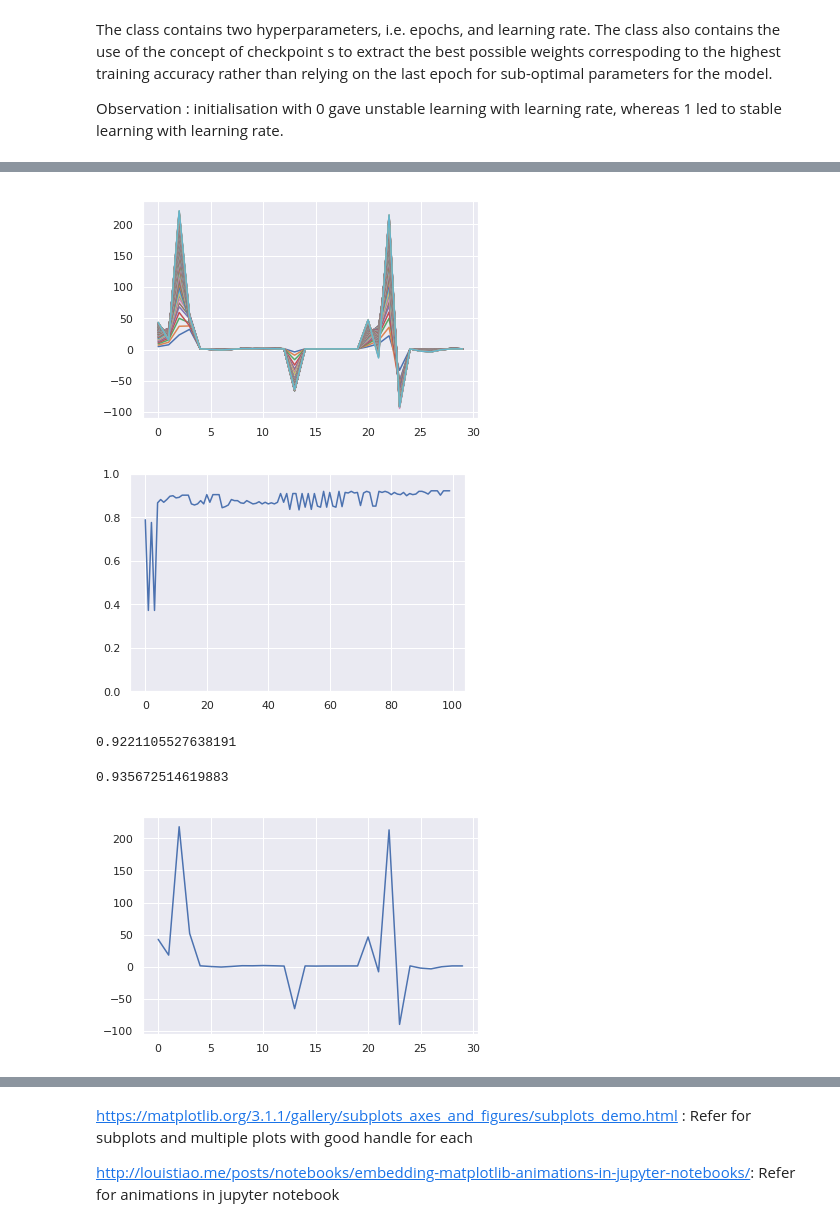
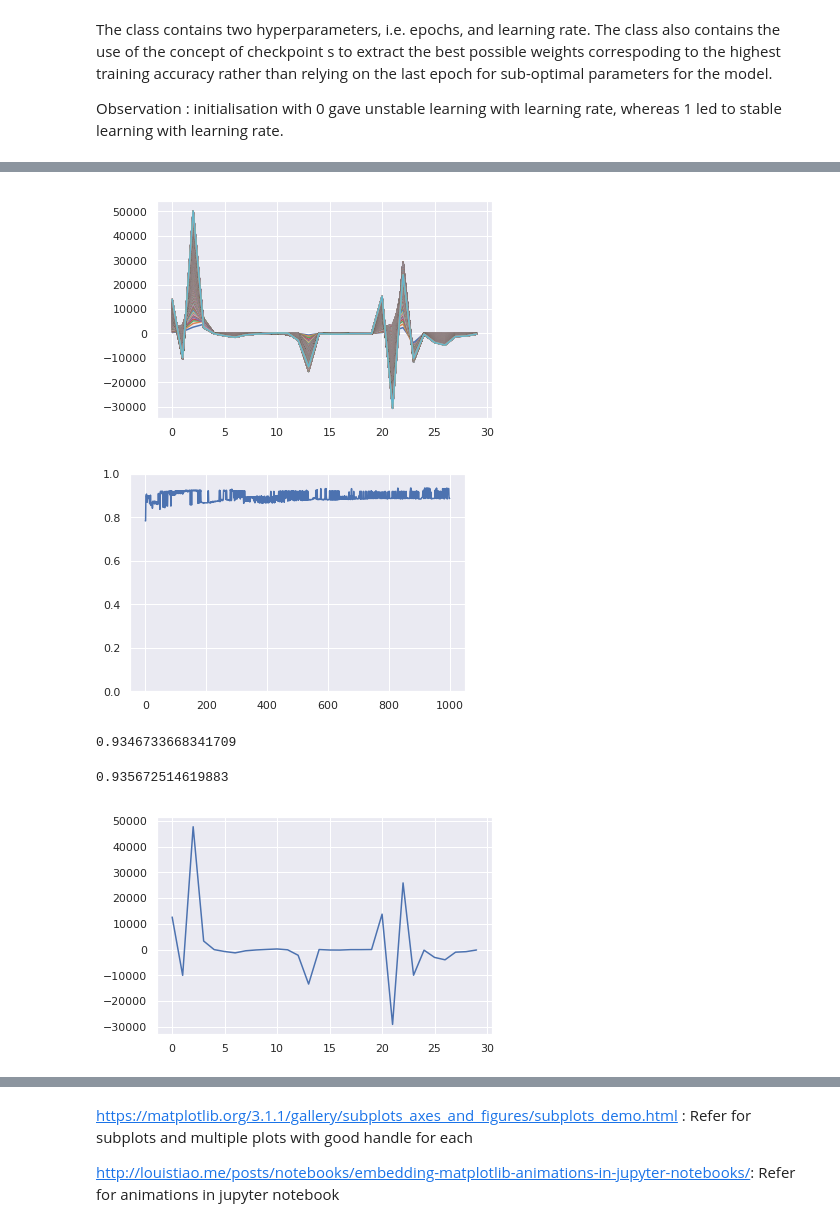
Before and after one commit to championballer/one-fourth-labs-deep-learning, a Jupyter notebook: Lecture 7 - MCP and Perceptron Code/0922_MPNeuronAndPerceptron.ipynb, the cells around one changed output, grey strips where cells are left out. Drawn from its saved outputs; the diff is of its cells as text; code cells hidden in the pictures.

Commit message:
Changed initialisation of weights of Perceptron to random and changed scaling arguments to variable for the animation

```diff
--- a/Lecture 7 - MCP and Perceptron Code/0922_MPNeuronAndPerceptron.ipynb
+++ b/Lecture 7 - MCP and Perceptron Code/0922_MPNeuronAndPerceptron.ipynb
@@ -148,7 +148,9 @@ print(y.mean(),y_train.mean(),y_test.mean())
 # %% [markdown]
 To have same split always (so that results are reproducible in future runs of the algorithm), we need to send random state argument, which is also referred to as seed of the splitter. The state doesn't matter.
 # %%
-x_train,x_test,y_train,y_test = train_test_split(x,y,test_size=0.1,stratify=y,random_state=1)
+x = df.drop('class',axis = 1)
+y = df['class']
+x_train,x_test,y_train,y_test = train_test_split(x,y,test_size=0.3,stratify=y,random_state=1)
 # %% [markdown]
 # Binarisation of input
 # %%
@@ -307,7 +307,7 @@ class MPNeuron:
     print("Optimal b", best_b)
     print("Max accuracy", accuracy[best_b])
 
-  def train_test_analyse(self,X_train,Y_train,X_test,Y_test):
+  def train_test_analyse(self,X_train,Y_train,X_test,Y_test,test_size=None):
     y_train_preds = []
     y_test_preds = []
     optimal_train_b = 0
@@ -345,9 +345,11 @@ class MPNeuron:
     plt.plot(train_accuracies)
     plt.plot(test_accuracies)
     plt.ylim([0,1])
+    if test_size!=None:
+      plt.savefig("Accuracy analysis for test size :"+str(test_size)+".png")
     plt.show()
 # %%
 mp_neuron = MPNeuron()
 # %%
-mp_neuron.train_test_analyse(x_btrain,y_train,x_btest,y_test)
+mp_neuron.train_test_analyse(x_btrain,y_train,x_btest,y_test,0.3)
 # %% [output]
@@ -391,8 +395,8 @@ class Perceptron:
   def fit(self,X,Y,epochs,lr):
 
     accuracy = []
-    self.b = 0
-    self.w = np.ones(X.shape[1])
+    self.b = np.random.rand()
+    self.w = np.random.randn(X.shape[1])
     max_accuracy = 0
 
     wt_matrix = []
@@ -434,5 +438,5 @@ perceptron = Perceptron()
 x_train = x_train.values
 x_test = x_test.values
 # %%
-wt_matrix = perceptron.fit(x_train,y_train,100,0.01)
+wt_matrix = perceptron.fit(x_train,y_train,1000,1)
 # %% [output]
@@ -456,9 +460,9 @@ Completed epoch 100 , Training Accuracy: 0.9221105527638191
-[figure, old version]
+[figure, new version]
-[figure, old version]
+[figure, new version]
 # %%
 accuracy_score(perceptron.predict(x_train),y_train)
 # %% [output]
-0.9221105527638191
+0.9346733668341709
 # %%
 accuracy_score(perceptron.predict(x_test),y_test)
 # %% [output]
@@ -468,7 +472,7 @@ plt.plot(perceptron.w)
 plt.savefig("Final Weight Graph for Perceptron")
 plt.show()
 # %% [output]
-[figure, old version]
+[figure, new version]
 # %%
 plt.plot(wt_matrix[-1,:])
 plt.show()
```
Also changed, not shown: parts of 13 cells of this notebook, 5 other files.
